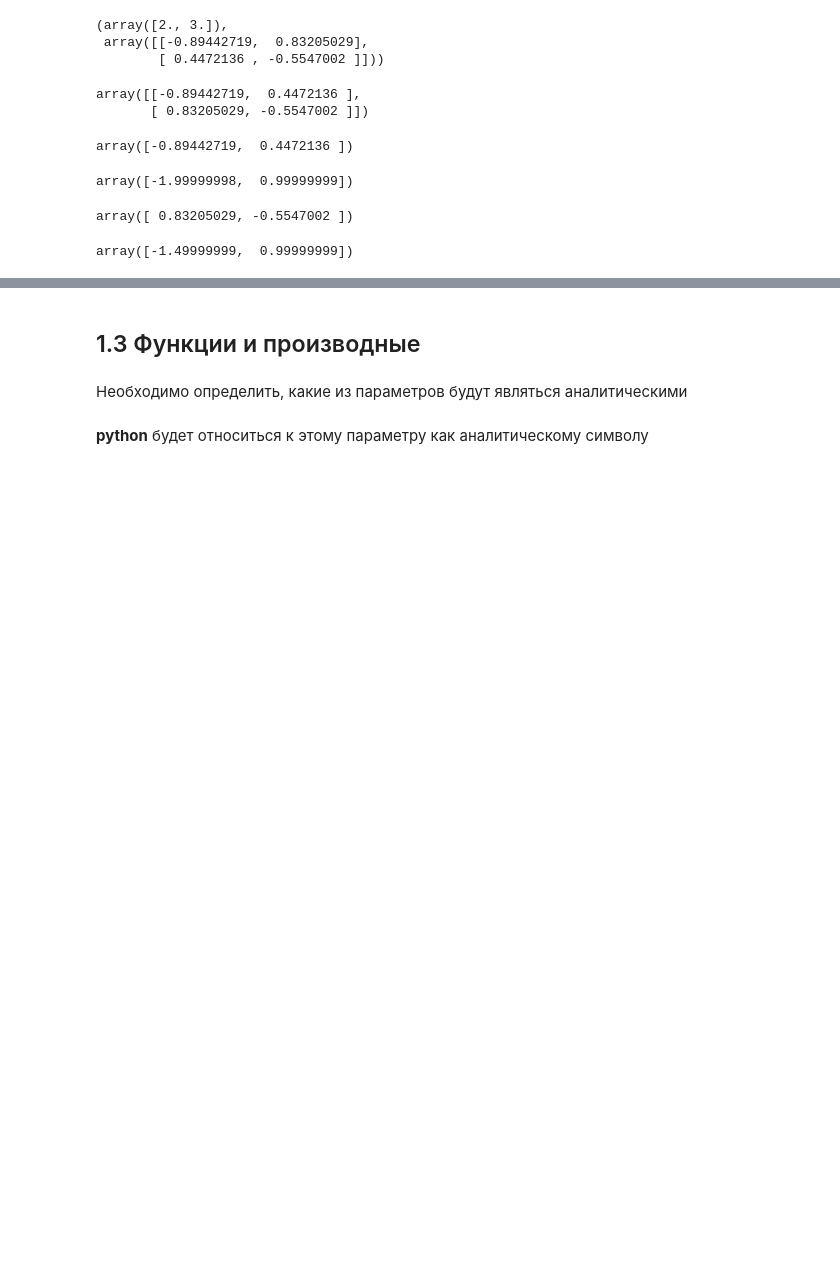
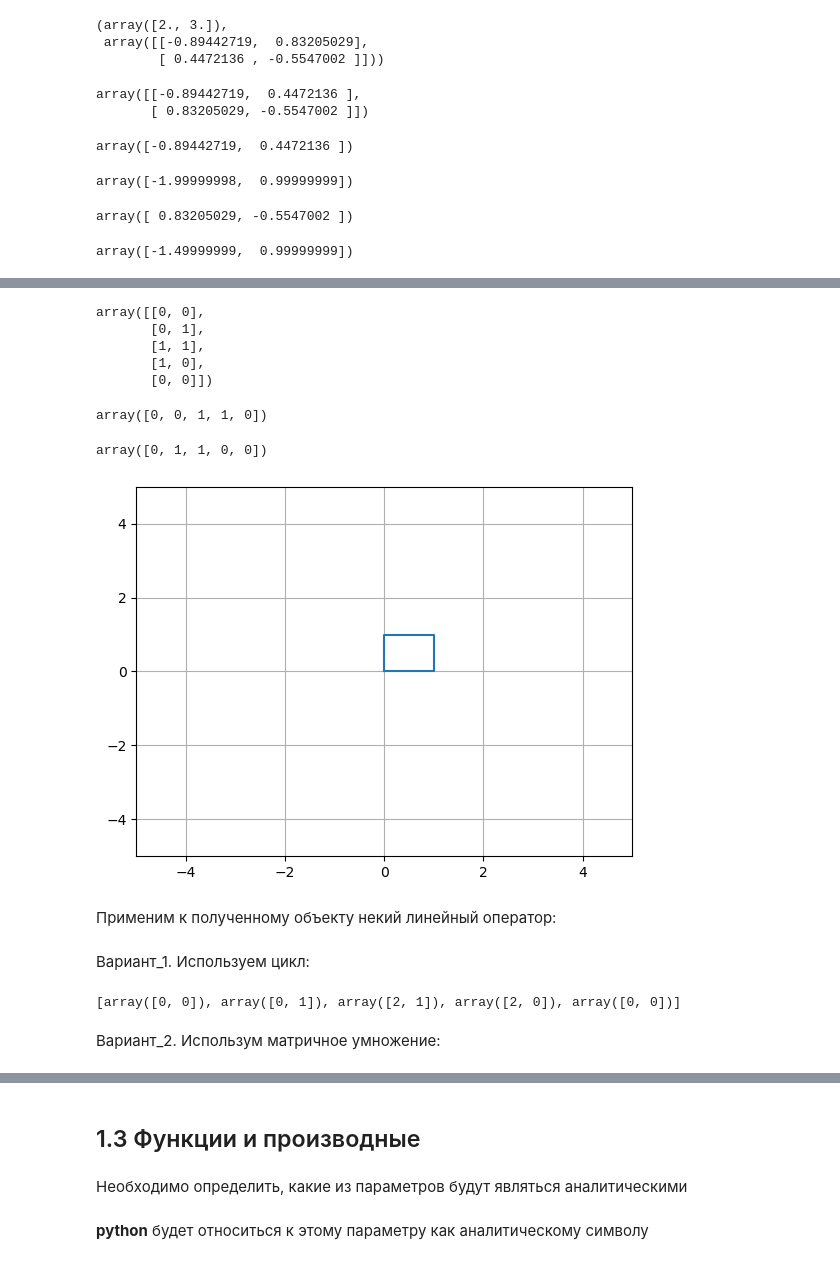
Before and after one commit to BalshowAndrew/math_datascience, a Jupyter notebook: 01_vectors.ipynb, the cells around one changed output, grey strips where cells are left out. Saved outputs shown, nothing was run; the diff lists cells and outputs as text; code cells hidden in the pictures; blank space fills up the shorter version.

```diff
--- a/01_vectors.ipynb
+++ b/01_vectors.ipynb
@@ -638,0 +641,37 @@ array([-1.49999999,  0.99999999])
+# %%
+A = [
+    [0,0],
+    [0,1],
+    [1,1],
+    [1,0],
+    [0,0]
+]
+# %%
+A = np.array(A)
+A
+# %% [output]
+array([[0, 0],
+       [0, 1],
+       [1, 1],
+       [1, 0],
+       [0, 0]])
+# %%
+x = A[:, 0]
+y = A[:, 1]
+# %%
+x
+# %% [output]
+array([0, 0, 1, 1, 0])
+# %%
+y
+# %% [output]
+array([0, 1, 1, 0, 0])
+# %%
+plt.plot(x, y)
+plt.ylim([-5, 5])
+plt.xlim([-5, 5])
+plt.grid(True)
+# %% [output]
+[figure, added]
+# %% [markdown]
+Применим к полученному объекту некий линейный оператор:
@@ -638,0 +681,11 @@ array([-1.49999999,  0.99999999])
+# %% [markdown]
+Вариант_1. Используем цикл:
+# %%
+tt = []
+for kk in A:
+    tt.append(B@kk)
+tt
+# %% [output]
+[array([0, 0]), array([0, 1]), array([2, 1]), array([2, 0]), array([0, 0])]
+# %% [markdown]
+Вариант_2. Использум матричное умножение:
```
Also changed, not shown: parts of 43 cells of this notebook, 2 other files.
